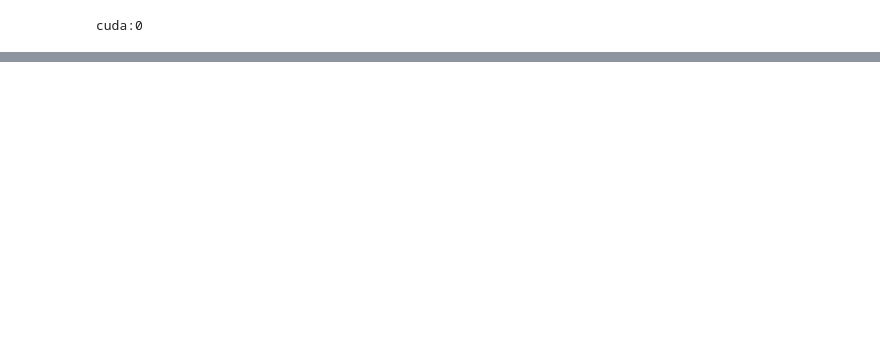
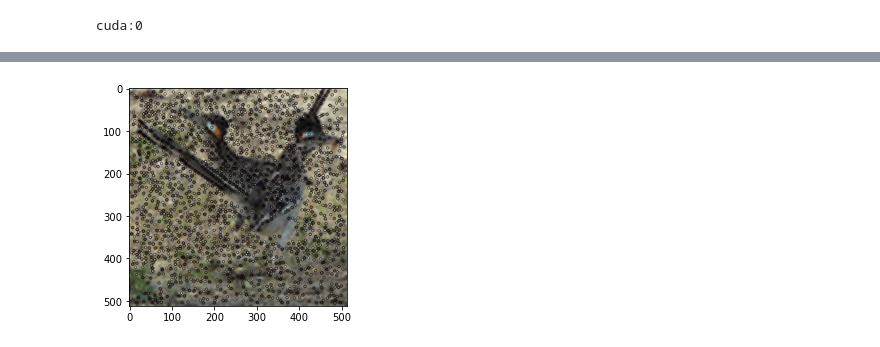
Before and after one commit to MKTKSMT-MI/GNN-DGLPro, a Jupyter notebook: Graphing/any detect.ipynb, the cells around one changed output, grey strips where cells are left out. Cells and saved outputs as stored; diff of their text form; code cells hidden in the pictures; blank space fills up the shorter version.

```diff
--- a/Graphing/any detect.ipynb
+++ b/Graphing/any detect.ipynb
@@ -65,0 +120,39 @@ print(detect_dict['sift'])
+# %%
+#kpの数が0のときはスキップする
+MIN=10000
+MAX=-1000
+start=time.time()
+for i in imgs:
+    kp,des=sift.detectAndCompute(i,None)
+
+    if len(kp)==0:
+        continue
+    else:
+        kps.append(len(kp))
+        dess.append(len(des))
+
+    if MIN>len(kp):
+        detect_dict['sift']['worst']['img'] = i
+        detect_dict['sift']['worst']['kp'] = kp
+        detect_dict['sift']['worst']['des'] = des
+
+        MIN=len(kp)
+
+    if MAX<len(kp):
+        detect_dict['sift']['most']['img'] = i
+        detect_dict['sift']['most']['kp'] = kp
+        detect_dict['sift']['most']['des'] = des
+
+        MAX=len(kp)
+
+detect_dict['sift']['time']=time.time() - start
+detect_dict['sift']['ave']=sum(kps)/len(kps)
+detect_dict['sift']['max']=max(kps)
+detect_dict['sift']['min']=min(kps)
+# %%
+kpimg=cv2.drawKeypoints(detect_dict['sift']['most']['img'],detect_dict['sift']['most']['kp'],None,4)
+plt.imshow(kpimg)
+plt.savefig('images/sift_most.jpg',dpi=300)
+plt.show()
+# %% [output]
+[figure, added]
```
Also changed, not shown: parts of 9 cells of this notebook.
